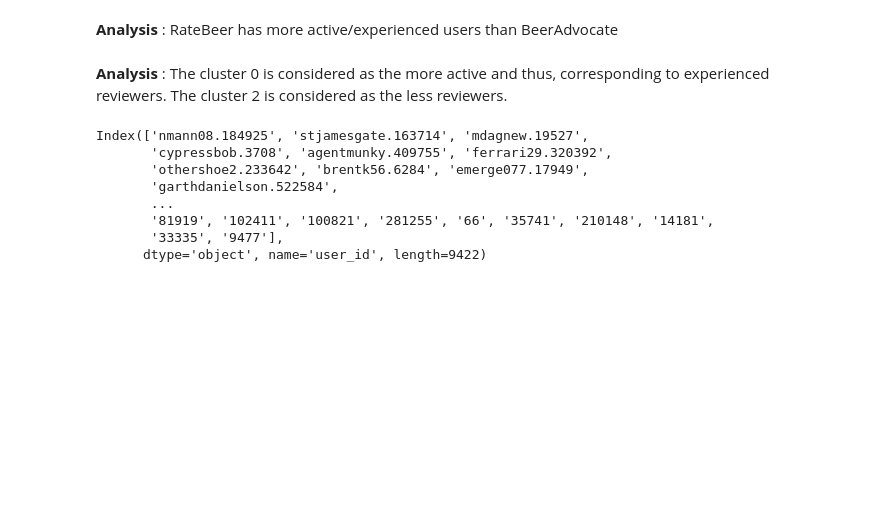
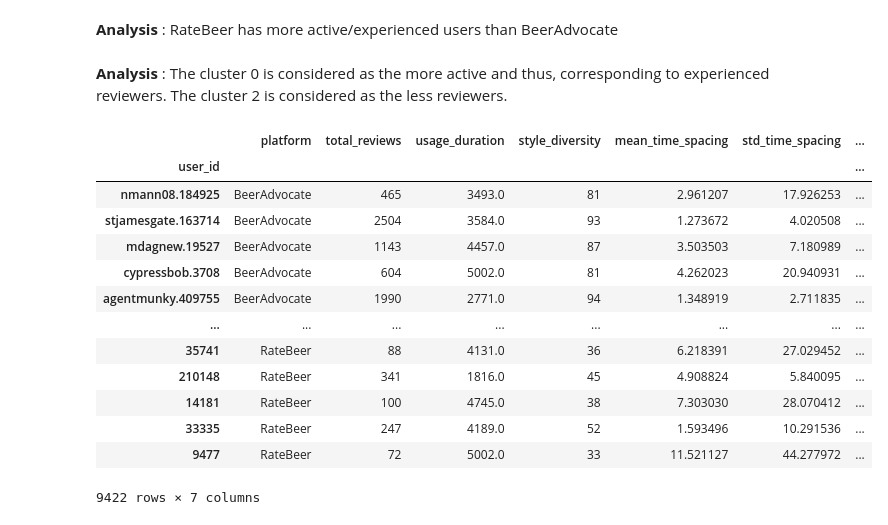
Before and after one commit to epfl-ada/ada-2024-project-bada55, a Jupyter notebook: resultsWS.ipynb, the cells around one changed output. Saved outputs shown, nothing was run; the diff lists cells and outputs as text; code cells hidden in the pictures; blank space fills up the shorter version.

```diff
--- a/resultsWS.ipynb
+++ b/resultsWS.ipynb
@@ -443,16 +434,22 @@ dtype: int64
 **Analysis** : The cluster 0 is considered as the more active and thus, corresponding to experienced reviewers. The cluster 2 is considered as the less reviewers.
 # %%
 features_experienced = features[features['cluster']==experienced_cluster]
-experienced_users = features_experienced.index
-experienced_users
+#experienced_users = features_experienced.index
+features_experienced
 # %% [output]
+|  | platform | total_reviews | usage_duration | style_diversity | mean_time_spacing | std_time_spacing | ... |
+| user_id |  |  |  |  |  |  | ... |
+| nmann08.184925 | BeerAdvocate | 465 | 3493.0 | 81 | 2.961207 | 17.926253 | ... |
+| stjamesgate.163714 | BeerAdvocate | 2504 | 3584.0 | 93 | 1.273672 | 4.020508 | ... |
+| mdagnew.19527 | BeerAdvocate | 1143 | 4457.0 | 87 | 3.503503 | 7.180989 | ... |
+| cypressbob.3708 | BeerAdvocate | 604 | 5002.0 | 81 | 4.262023 | 20.940931 | ... |
+| agentmunky.409755 | BeerAdvocate | 1990 | 2771.0 | 94 | 1.348919 | 2.711835 | ... |
+| ... | ... | ... | ... | ... | ... | ... | ... |
+| 35741 | RateBeer | 88 | 4131.0 | 36 | 6.218391 | 27.029452 | ... |
+| 210148 | RateBeer | 341 | 1816.0 | 45 | 4.908824 | 5.840095 | ... |
+| 14181 | RateBeer | 100 | 4745.0 | 38 | 7.303030 | 28.070412 | ... |
+| 33335 | RateBeer | 247 | 4189.0 | 52 | 1.593496 | 10.291536 | ... |
+| 9477 | RateBeer | 72 | 5002.0 | 33 | 11.521127 | 44.277972 | ... |
-Index(['nmann08.184925', 'stjamesgate.163714', 'mdagnew.19527',
-       'cypressbob.3708', 'agentmunky.409755', 'ferrari29.320392',
-       'othershoe2.233642', 'brentk56.6284', 'emerge077.17949',
-       'garthdanielson.522584',
-       ...
-       '81919', '102411', '100821', '281255', '66', '35741', '210148', '14181',
-       '33335', '9477'],
-      dtype='object', name='user_id', length=9422)
+9422 rows × 7 columns
 # %%
 # Export experienced reviewers
```
Also changed, not shown: parts of 3 cells of this notebook, 2 other files.
